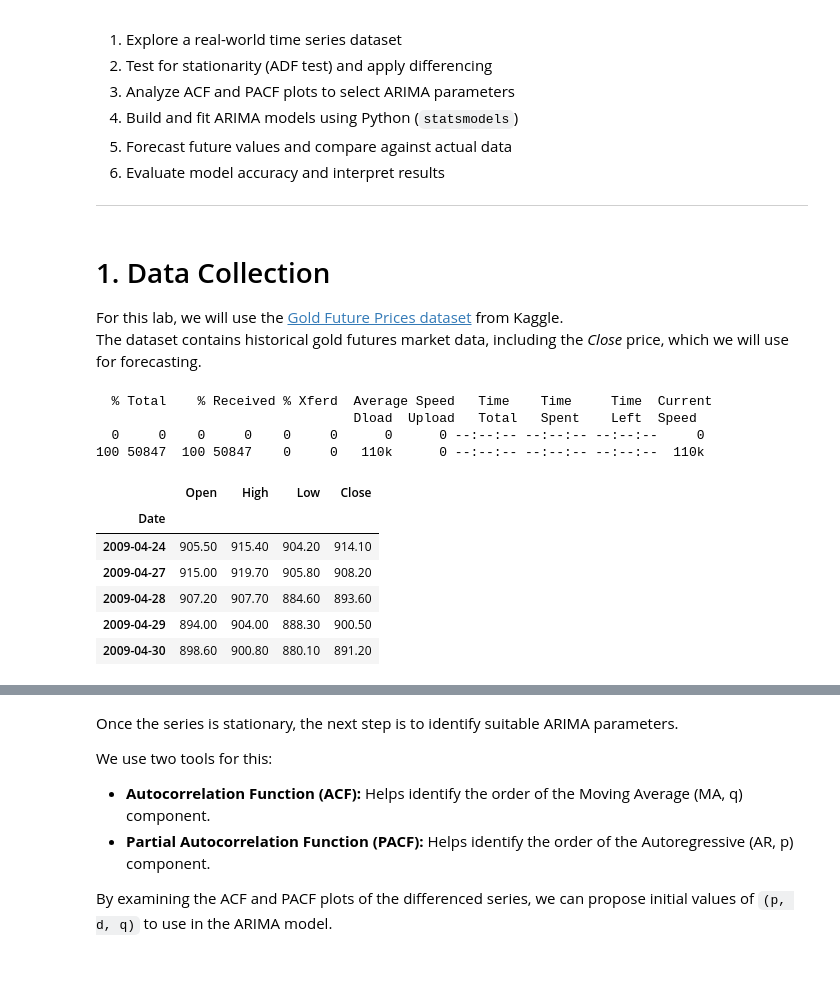
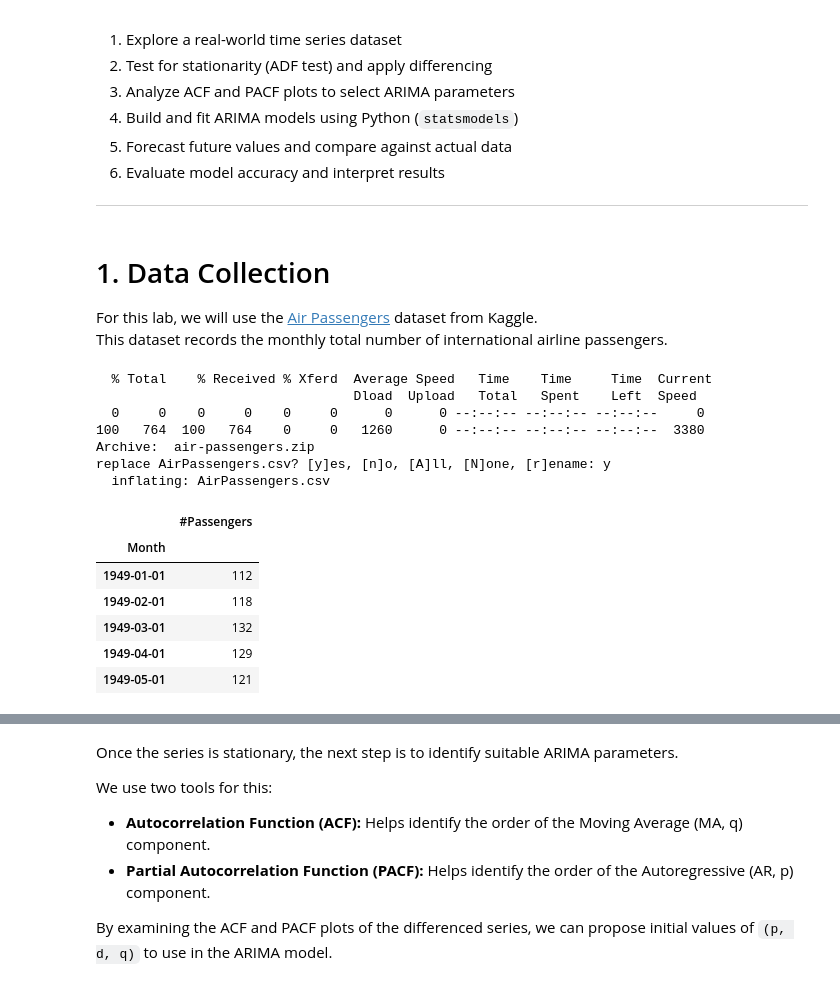
Before and after one commit to sgulyano/mat202, a Jupyter notebook: lab2.ipynb, the cells around one changed output, grey strips where cells are left out. Drawn from its saved outputs; the diff is of its cells as text; code cells hidden in the pictures.

```diff
--- a/lab2.ipynb
+++ b/lab2.ipynb
@@ -26,18 +26,21 @@ In this lab, we will:
 # %% [markdown]
 # 1. Data Collection
 
-For this lab, we will use the [Gold Future Prices dataset](https://www.kaggle.com/datasets/gvyshnya/gold-future-prices/) from Kaggle.
-The dataset contains historical gold futures market data, including the *Close* price, which we will use for forecasting.
+For this lab, we will use the [Air Passengers](https://www.kaggle.com/datasets/rakannimer/air-passengers) dataset from Kaggle.
+This dataset records the monthly total number of international airline passengers.
 # %%
-#!/bin/bash
-!curl -L -o ./gold-future-prices.zip\
-  https://www.kaggle.com/api/v1/datasets/download/gvyshnya/gold-future-prices
-!unzip gold-future-prices.zip
+# #!/bin/bash
+!curl -L -o ./air-passengers.zip\
+  https://www.kaggle.com/api/v1/datasets/download/rakannimer/air-passengers
+!unzip air-passengers.zip
 # %% [output]
   % Total    % Received % Xferd  Average Speed   Time    Time     Time  Current
                                  Dload  Upload   Total   Spent    Left  Speed
   0     0    0     0    0     0      0      0 --:--:-- --:--:-- --:--:--     0
-100 50847  100 50847    0     0   110k      0 --:--:-- --:--:-- --:--:--  110k
+100   764  100   764    0     0   1260      0 --:--:-- --:--:-- --:--:--  3380
+Archive:  air-passengers.zip
+replace AirPassengers.csv? [y]es, [n]o, [A]ll, [N]one, [r]ename: y
+  inflating: AirPassengers.csv
 # %%
 import numpy as np
 import pandas as pd
@@ -56,10 +52,12 @@ data.sort_index(inplace=True)
+# %%
+df = pd.read_csv("AirPassengers.csv", parse_dates=['Month'], index_col='Month')
 # %%
-data.head()
+df.head()
 # %% [output]
-|  | Open | High | Low | Close |
-| Date |  |  |  |  |
-| 2009-04-24 | 905.50 | 915.40 | 904.20 | 914.10 |
-| 2009-04-27 | 915.00 | 919.70 | 905.80 | 908.20 |
-| 2009-04-28 | 907.20 | 907.70 | 884.60 | 893.60 |
-| 2009-04-29 | 894.00 | 904.00 | 888.30 | 900.50 |
-| 2009-04-30 | 898.60 | 900.80 | 880.10 | 891.20 |
+|  | #Passengers |
+| Month |  |
+| 1949-01-01 | 112 |
+| 1949-02-01 | 118 |
+| 1949-03-01 | 132 |
+| 1949-04-01 | 129 |
+| 1949-05-01 | 121 |
```
Also changed, not shown: parts of 16 cells of this notebook.
